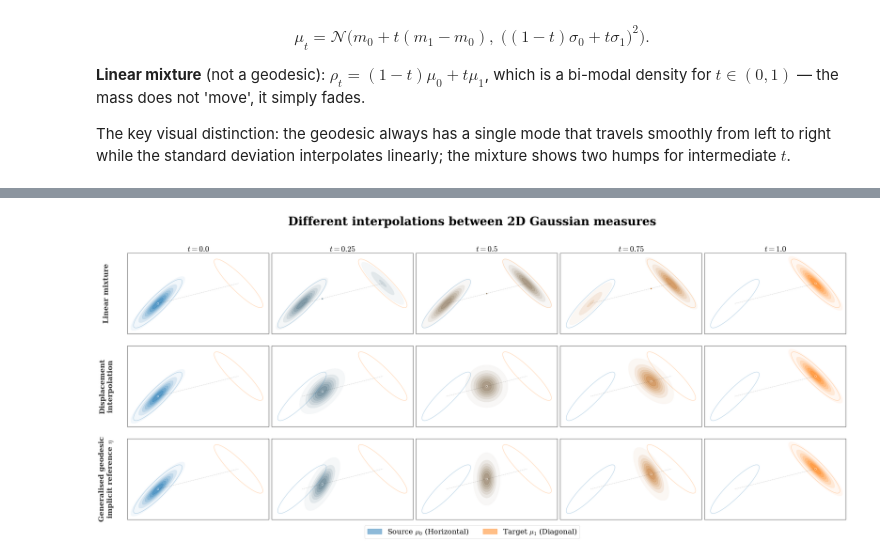
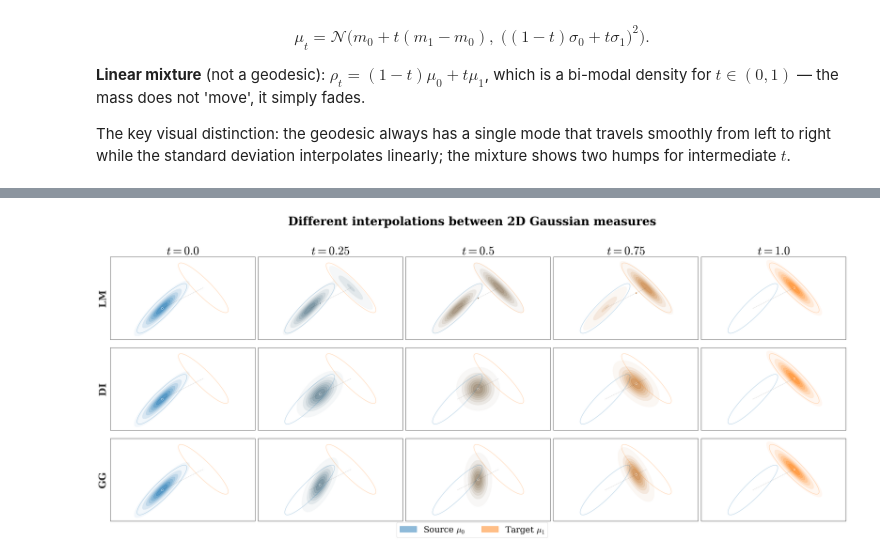
Before and after one commit to rs1422/RMSOT, a Jupyter notebook: Section 2/Section_2.ipynb, the cells around one changed output, grey strips where cells are left out. Cells and saved outputs as stored; diff of their text form; code cells hidden in the pictures.

```diff
--- a/Section 2/Section_2.ipynb
+++ b/Section 2/Section_2.ipynb
@@ -358,11 +357,11 @@ C_SRC = '#1f77b4'
 C_TGT = '#ff7f0e'
 BG = '#ffffff'
 
-m0 = np.array([-4.0, -1.0])
+m0 = np.array([-2.0, -1.0])
 S0 = np.array([[ 1.0, 0.9],
                [0.9,  1.0]])  # Horizontally stretched
 
-m1 = np.array([ 4.0,  1.0])
+m1 = np.array([ 2.0,  1.0])
 S1 = np.array([[ 1.0, -0.9],
                [-0.9,  1.0]])  # Diagonally stretched
 
@@ -432,9 +431,9 @@ fig, axes = plt.subplots(
 )
 
 row_titles = [
-    'Linear mixture',
-    'Displacement\ninterpolation',
-    'Generalised geodesic\nimplicit reference $\\eta$',
+    'LM',
+    'DI',
+    'GG',
 ]
 
 for col, t in enumerate(ts):
@@ -473,39 +472,39 @@ for col, t in enumerate(ts):
         ax.plot(mt[0], mt[1], 'o', color=col_color, markersize=5, mec='w', mew=1)
 
         if row == 0:
-            ax.set_title(f'$t = {t}$', fontsize=24)
+            ax.set_title(f'$t = {t}$', fontsize=36)
 
         ax.set_xticks([])
         ax.set_yticks([])
         for sp in ['top', 'right', 'left', 'bottom']:
             ax.spines[sp].set_visible(True)
 
 # Row labels
 for row, title in enumerate(row_titles):
     axes[row, 0].annotate(
-        title, xy=(-0.15, 0.5), xycoords='axes fraction',
-        fontsize=22, rotation=90, va='center', ha='center',
+        title, xy=(-0.05, 0.5), xycoords='axes fraction',
+        fontsize=30, rotation=90, va='center', ha='center',
         fontweight='bold', color='#333',
     )
 
 # Legend patches
-src_patch = mpatches.Patch(color=C_SRC, alpha=0.5, label='Source $\\mu_0$ (Horizontal)')
-tgt_patch = mpatches.Patch(color=C_TGT, alpha=0.5, label='Target $\\mu_1$ (Diagonal)')
+src_patch = mpatches.Patch(color=C_SRC, alpha=0.5, label='Source $\\mu_0$')
+tgt_patch = mpatches.Patch(color=C_TGT, alpha=0.5, label='Target $\\mu_1$')
 ref_patch = mpatches.Patch(color='#888888', alpha=0.5, label='Implicit Reference $\\eta$')
 
 fig.legend(
     handles=[src_patch, tgt_patch],
-    loc='lower center', ncol=3, fontsize=22,
+    loc='lower center', ncol=3, fontsize=26,
     framealpha=0.8, bbox_to_anchor=(0.5, -0.06),
 )
 
 fig.suptitle(
     'Different interpolations between 2D Gaussian measures',
     fontsize=36, fontweight='bold', y=1.1,
 )
 
 plt.savefig('fig_2d_interpolation_comparison.png', dpi=150, bbox_inches='tight', facecolor=BG)
 plt.savefig('fig_2d_interpolation_comparison.pdf', bbox_inches='tight', facecolor=BG)
 plt.show()
 # %% [output]
-[figure, old version]
+[figure, new version]
```
Also changed, not shown: parts of 2 cells of this notebook, 13 other files.
